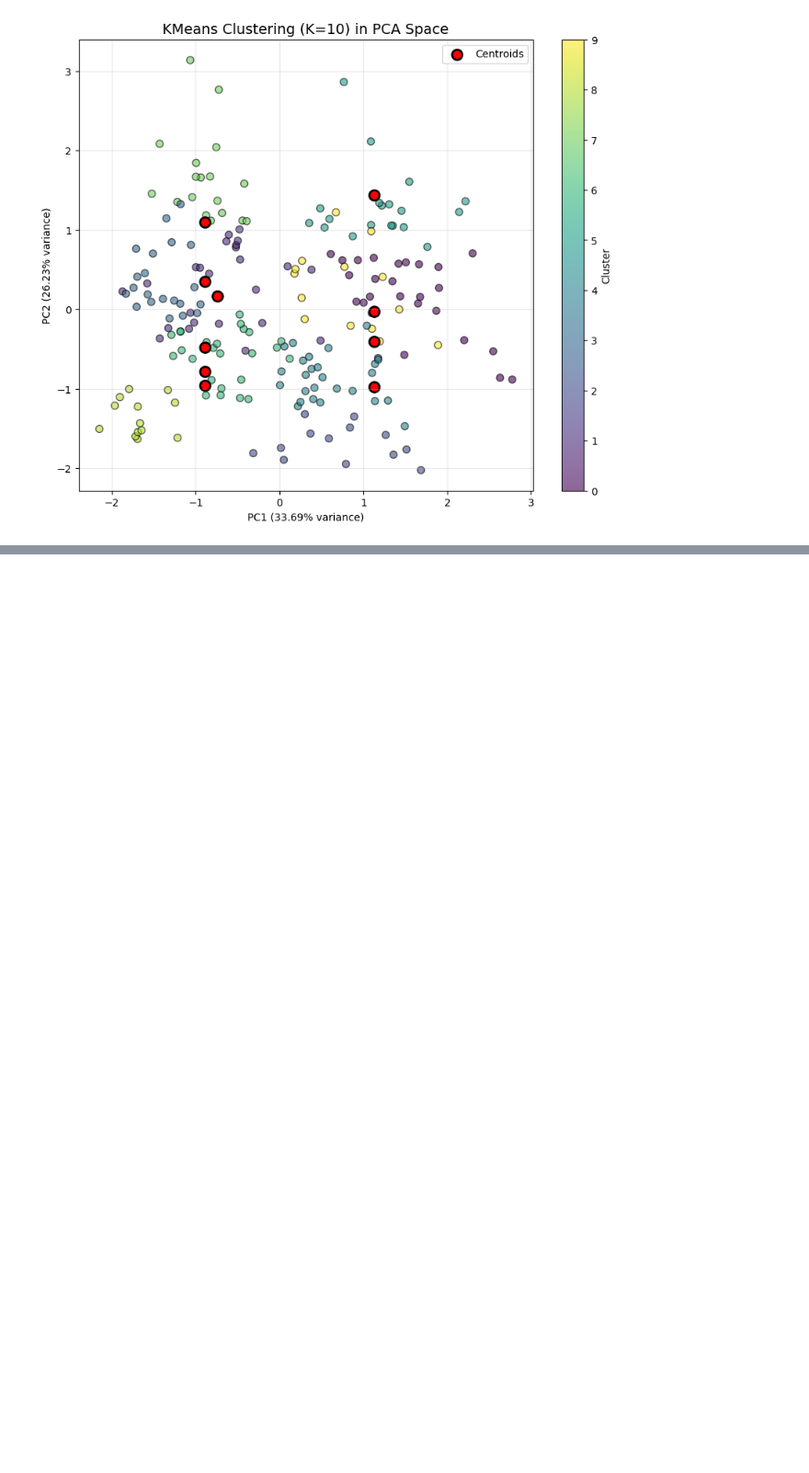
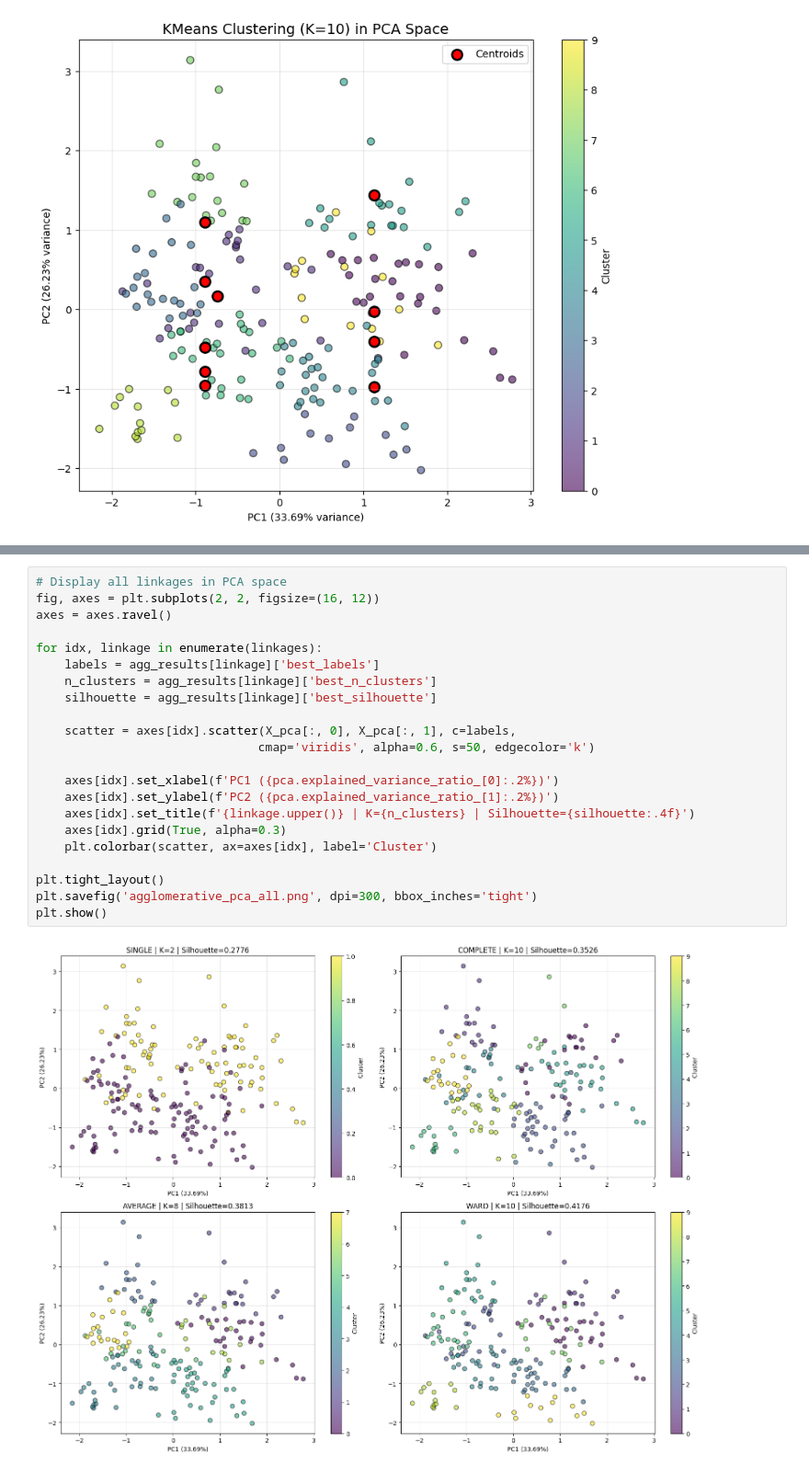
Before and after one commit to ihamydreza/FIS4041, a Jupyter notebook: Q2/Q2.ipynb, the cells around one changed output, grey strips where cells are left out. Shown at 92% size. Cells and saved outputs as stored; diff of their text form; blank space fills up the shorter version.

```diff
--- a/Q2/Q2.ipynb
+++ b/Q2/Q2.ipynb
@@ -197,0 +297,24 @@ plt.show()
+# %%
+# Display all linkages in PCA space
+fig, axes = plt.subplots(2, 2, figsize=(16, 12))
+axes = axes.ravel()
+
+for idx, linkage in enumerate(linkages):
+    labels = agg_results[linkage]['best_labels']
+    n_clusters = agg_results[linkage]['best_n_clusters']
+    silhouette = agg_results[linkage]['best_silhouette']
+
+    scatter = axes[idx].scatter(X_pca[:, 0], X_pca[:, 1], c=labels,
+                               cmap='viridis', alpha=0.6, s=50, edgecolor='k')
+
+    axes[idx].set_xlabel(f'PC1 ({pca.explained_variance_ratio_[0]:.2%})')
+    axes[idx].set_ylabel(f'PC2 ({pca.explained_variance_ratio_[1]:.2%})')
+    axes[idx].set_title(f'{linkage.upper()} | K={n_clusters} | Silhouette={silhouette:.4f}')
+    axes[idx].grid(True, alpha=0.3)
+    plt.colorbar(scatter, ax=axes[idx], label='Cluster')
+
+plt.tight_layout()
+plt.savefig('agglomerative_pca_all.png', dpi=300, bbox_inches='tight')
+plt.show()
+# %% [output]
+[figure, added]
```
Also changed, not shown: parts of 5 cells of this notebook.
